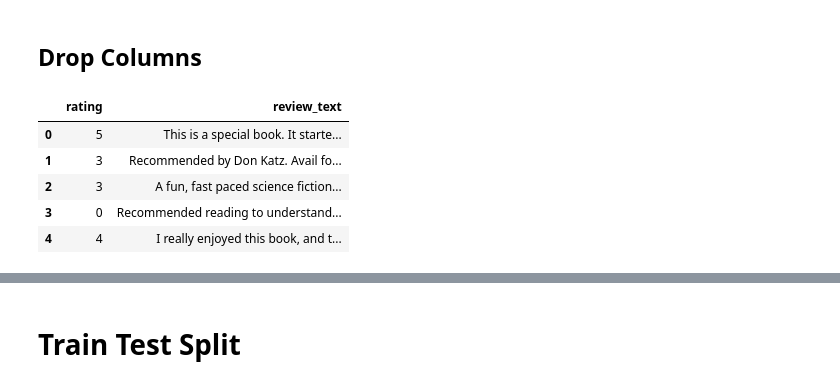
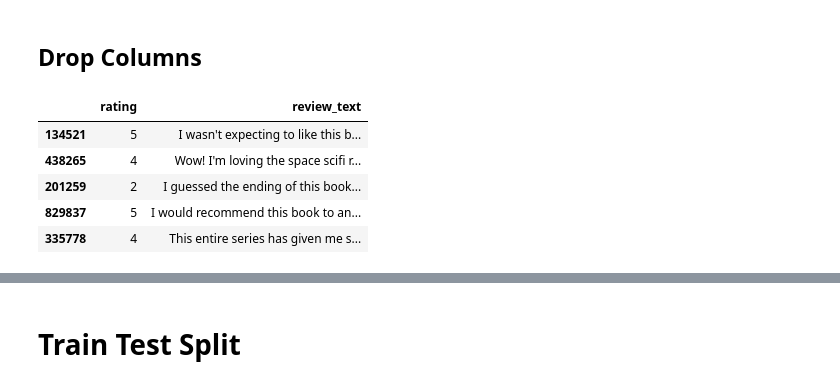
Before and after one commit to henrysvg/Capstone-Project, a Jupyter notebook: Notebook.ipynb, the cells around one changed output, grey strips where cells are left out. Cells and saved outputs as stored; diff of their text form; code cells hidden in the pictures.

```diff
--- a/Notebook.ipynb
+++ b/Notebook.ipynb
@@ -300,0 +303,2 @@ plt.show()
+# %%
+sample_df = df.sample(n = 100000)
@@ -301,14 +345,14 @@ plt.show()
 # %% [markdown]
 ## Drop Columns
 # %%
-df.drop(columns=['user_id', 'book_id', 'review_id', 'date_added', 'date_updated',
+sample_df.drop(columns=['user_id', 'book_id', 'review_id', 'date_added', 'date_updated',
                 'started_at', 'read_at', 'n_votes', 'n_comments'], inplace = True)
 # %%
-df.head()
+sample_df.head()
 # %% [output]
 |  | rating | review_text |
-| 0 | 5 | This is a special book. It starte... |
-| 1 | 3 | Recommended by Don Katz. Avail fo... |
-| 2 | 3 | A fun, fast paced science fiction... |
-| 3 | 0 | Recommended reading to understand... |
-| 4 | 4 | I really enjoyed this book, and t... |
+| 134521 | 5 | I wasn't expecting to like this b... |
+| 438265 | 4 | Wow! I'm loving the space scifi r... |
+| 201259 | 2 | I guessed the ending of this book... |
+| 829837 | 5 | I would recommend this book to an... |
+| 335778 | 4 | This entire series has given me s... |
```
Also changed, not shown: parts of 43 cells of this notebook.
